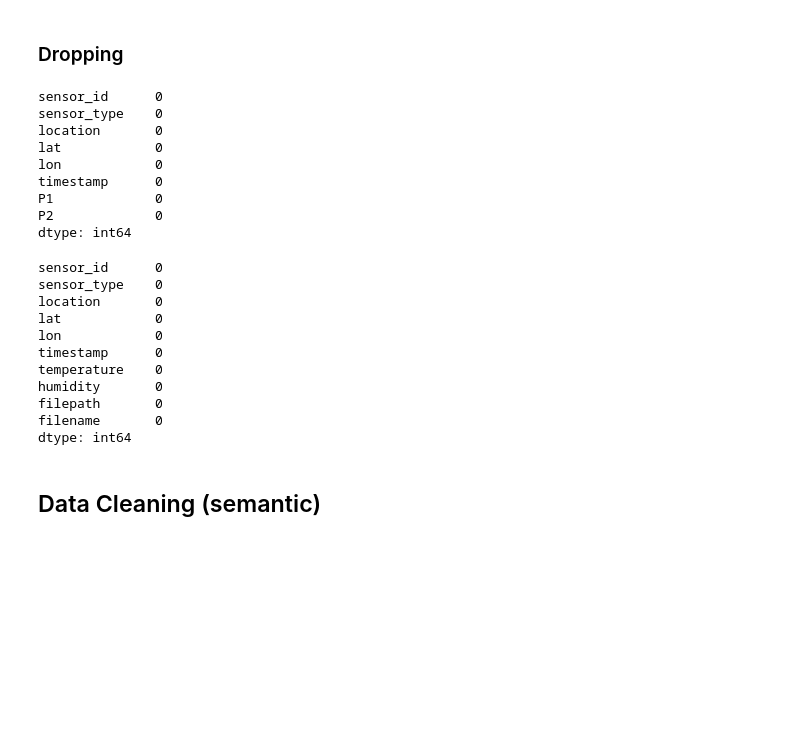
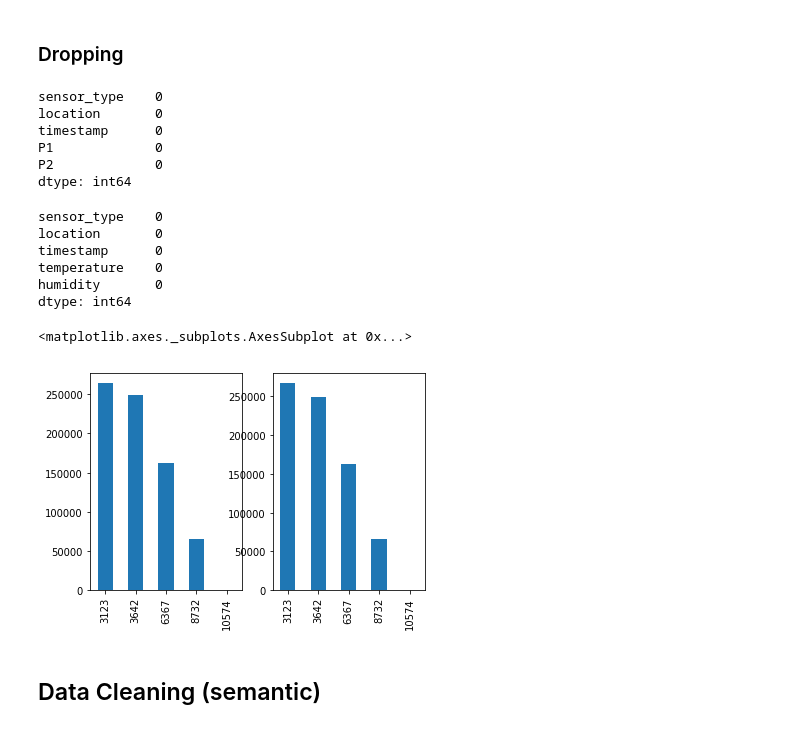
Before and after one commit to GeorgesAlkhouri/golddust, a Jupyter notebook: jupyter/first-look-at-sensor-data.ipynb, the cells around one changed output. Saved outputs shown, nothing was run; the diff lists cells and outputs as text; code cells hidden in the pictures; blank space fills up the shorter version.

```diff
--- a/jupyter/first-look-at-sensor-data.ipynb
+++ b/jupyter/first-look-at-sensor-data.ipynb
@@ -89,15 +80,13 @@ df_dht22.groupby(['sensor_id', 'location']).count()
 # %% [markdown]
 ### Dropping
 # %%
-df_sds011 = df_sds011[['sensor_id', 'sensor_type', 'location', 'lat', 'lon', 'timestamp', 'P1', 'P2']]
+df_sds011 = df_sds011[['sensor_type', 'location', 'timestamp', 'P1', 'P2']]
+df_dht22 = df_dht22[['sensor_type', 'location', 'timestamp', 'temperature', 'humidity']]
 # %%
 df_sds011.isnull().sum()
 # %% [output]
-sensor_id      0
 sensor_type    0
 location       0
-lat            0
-lon            0
 timestamp      0
 P1             0
 P2             0
@@ -105,14 +94,18 @@ dtype: int64
 # %%
 df_dht22.isnull().sum()
 # %% [output]
-sensor_id      0
 sensor_type    0
 location       0
-lat            0
-lon            0
 timestamp      0
 temperature    0
 humidity       0
-filepath       0
-filename       0
 dtype: int64
+# %%
+
+fig, axes = plt.subplots(nrows=1, ncols=2)
+
+df_sds011['location'].value_counts().plot.bar(ax=axes[0])
+df_dht22['location'].value_counts().plot.bar(ax=axes[1])
+# %% [output]
+<matplotlib.axes._subplots.AxesSubplot at 0x...>
+[figure, added]
```
Also changed, not shown: parts of 38 cells of this notebook.
